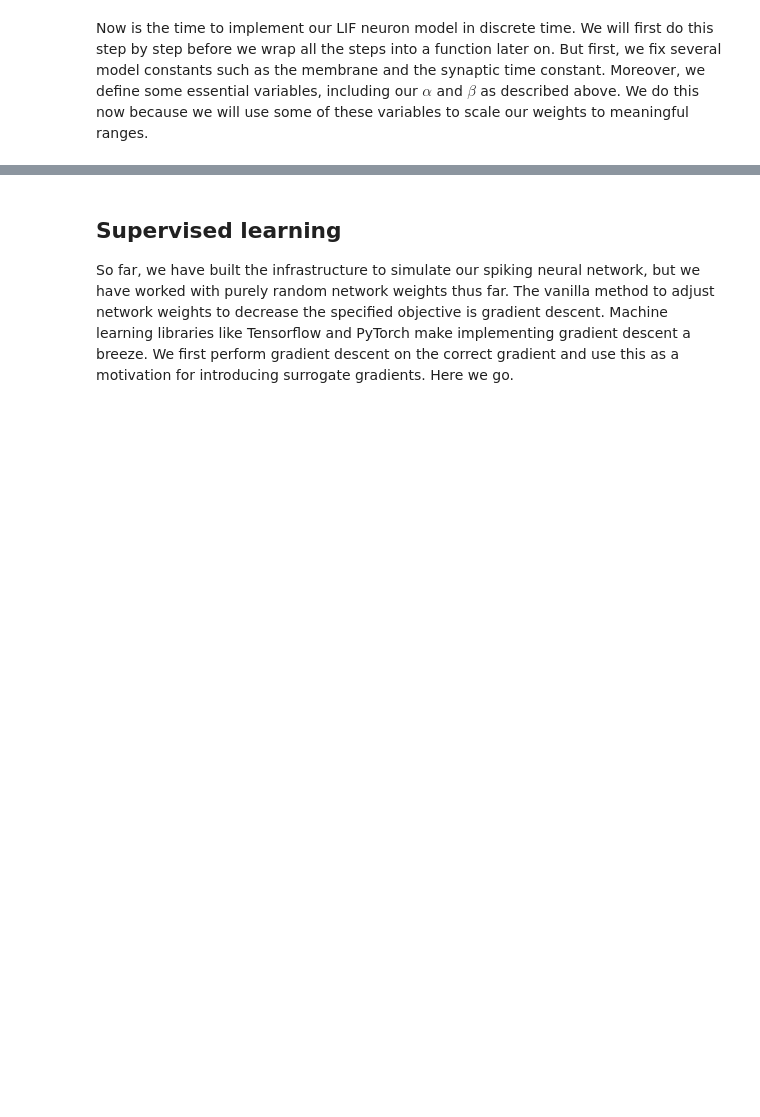
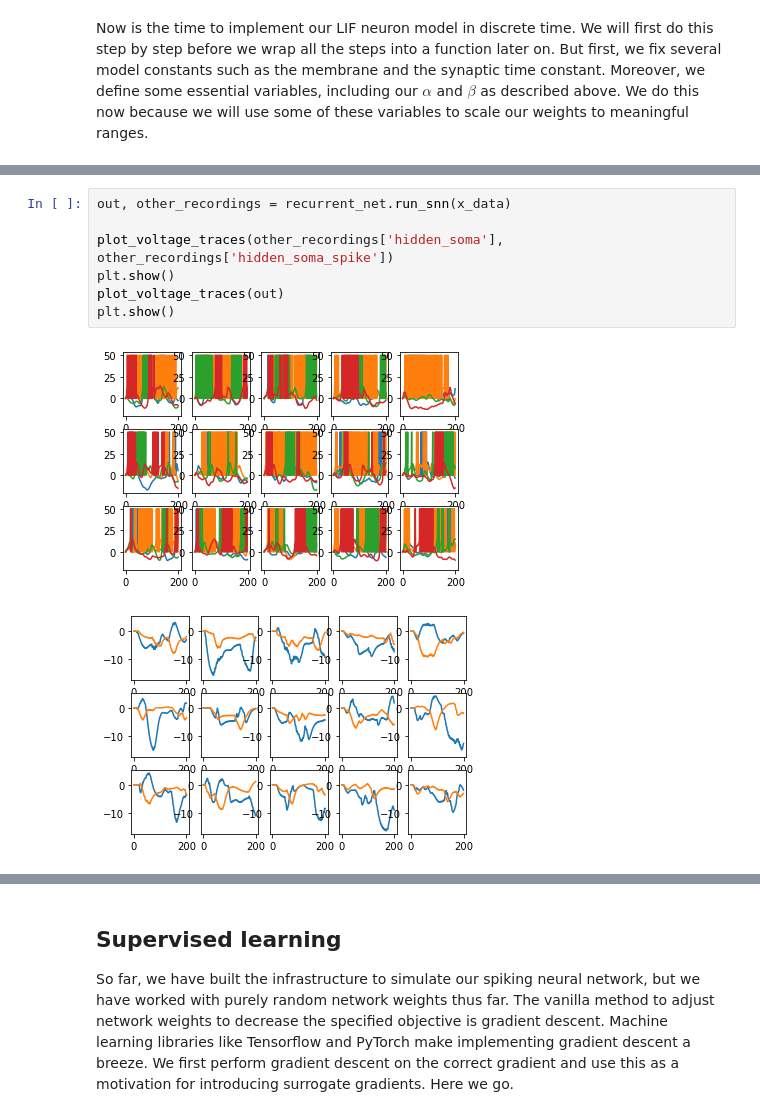
Before and after one commit to nauralcodinglab/linear-nonlinear-dendrites, a Jupyter notebook: training/spytorch-tutorial-1.ipynb, the cells around one changed output, grey strips where cells are left out. Cells and saved outputs as stored; diff of their text form; blank space fills up the shorter version.

```diff
--- a/training/spytorch-tutorial-1.ipynb
+++ b/training/spytorch-tutorial-1.ipynb
@@ -127,3 +163,13 @@ But first, we fix several model constants such as the membrane and the synaptic
+# %%
+out, other_recordings = recurrent_net.run_snn(x_data)
+
+plot_voltage_traces(other_recordings['hidden_soma'], other_recordings['hidden_soma_spike'])
+plt.show()
+plot_voltage_traces(out)
+plt.show()
+# %% [output]
+[figure, added]
+[figure, added]
 # %%
 out, other_recordings = net.run_snn(x_data)
 
```
Also changed, not shown: parts of 15 cells of this notebook, 1 other file.
